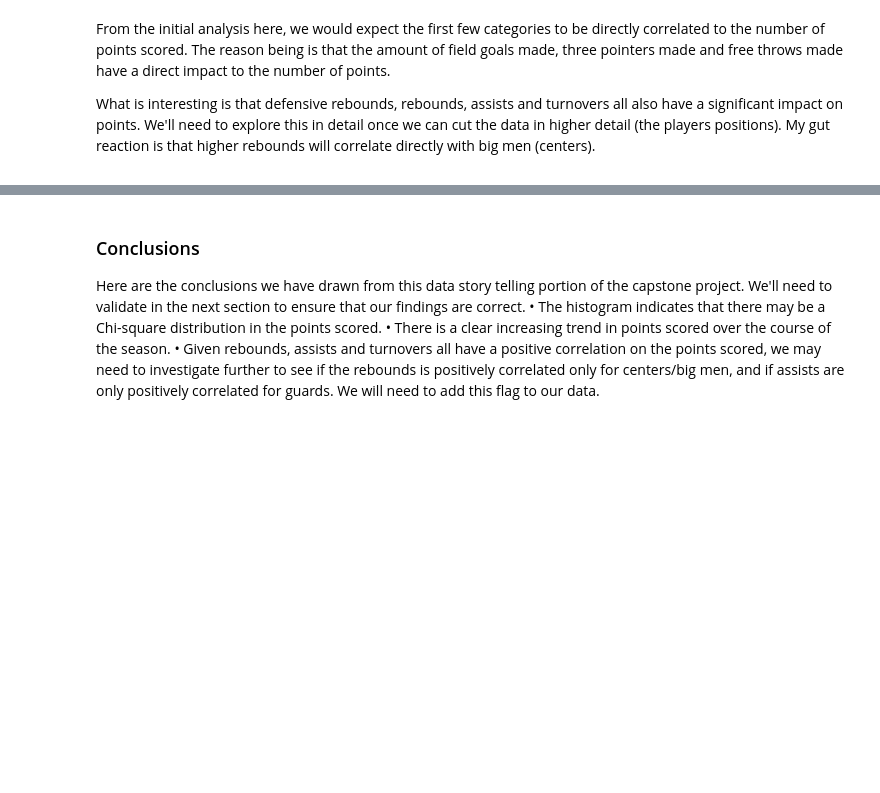
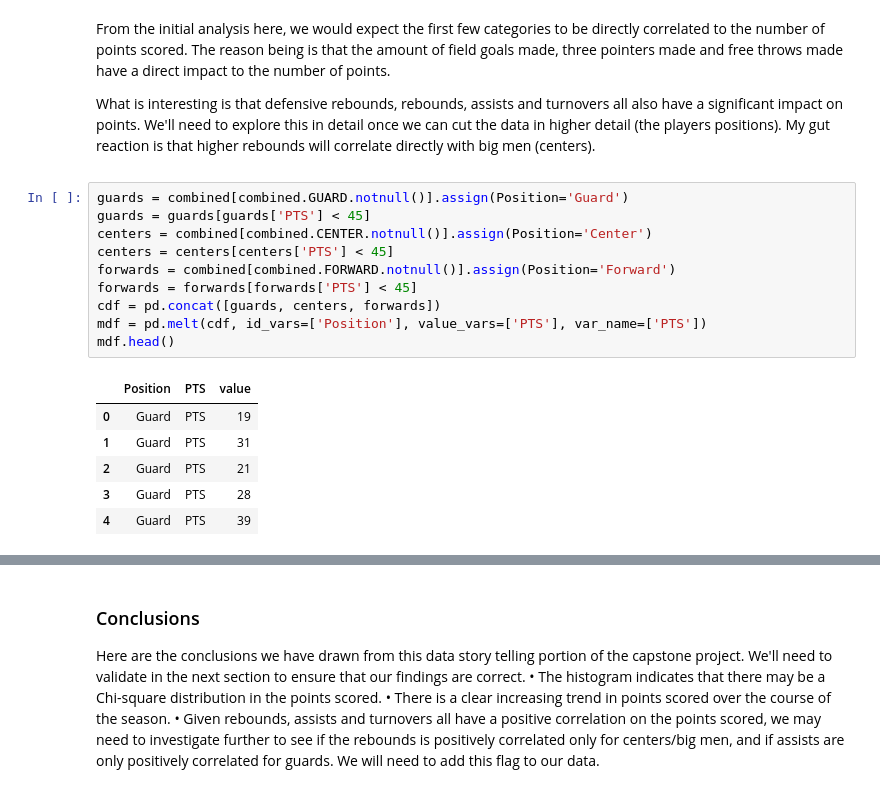
Before and after one commit to btsao604/Capstone_1, a Jupyter notebook: Data_Storytelling/Data_Storytelling.ipynb, the cells around one changed output, grey strips where cells are left out. Saved outputs shown, nothing was run; the diff lists cells and outputs as text; blank space fills up the shorter version.

```diff
--- a/Data_Storytelling/Data_Storytelling.ipynb
+++ b/Data_Storytelling/Data_Storytelling.ipynb
@@ -137,3 +132,20 @@ Name: PTS, dtype: float64
 <p> From the initial analysis here, we would expect the first few categories to be directly correlated to the number of points scored. The reason being is that the amount of field goals made, three pointers made and free throws made have a direct impact to the number of points.
 
 What is interesting is that defensive rebounds, rebounds, assists and turnovers all also have a significant impact on points. We'll need to explore this in detail once we can cut the data in higher detail (the players positions). My gut reaction is that higher rebounds will correlate directly with big men (centers).</p>
+# %%
+guards = combined[combined.GUARD.notnull()].assign(Position='Guard')
+guards = guards[guards['PTS'] < 45]
+centers = combined[combined.CENTER.notnull()].assign(Position='Center')
+centers = centers[centers['PTS'] < 45]
+forwards = combined[combined.FORWARD.notnull()].assign(Position='Forward')
+forwards = forwards[forwards['PTS'] < 45]
+cdf = pd.concat([guards, centers, forwards])
+mdf = pd.melt(cdf, id_vars=['Position'], value_vars=['PTS'], var_name=['PTS'])
+mdf.head()
+# %% [output]
+|  | Position | PTS | value |
+| 0 | Guard | PTS | 19 |
+| 1 | Guard | PTS | 31 |
+| 2 | Guard | PTS | 21 |
+| 3 | Guard | PTS | 28 |
+| 4 | Guard | PTS | 39 |
```
Also changed, not shown: parts of 5 cells of this notebook, 10 other files.
